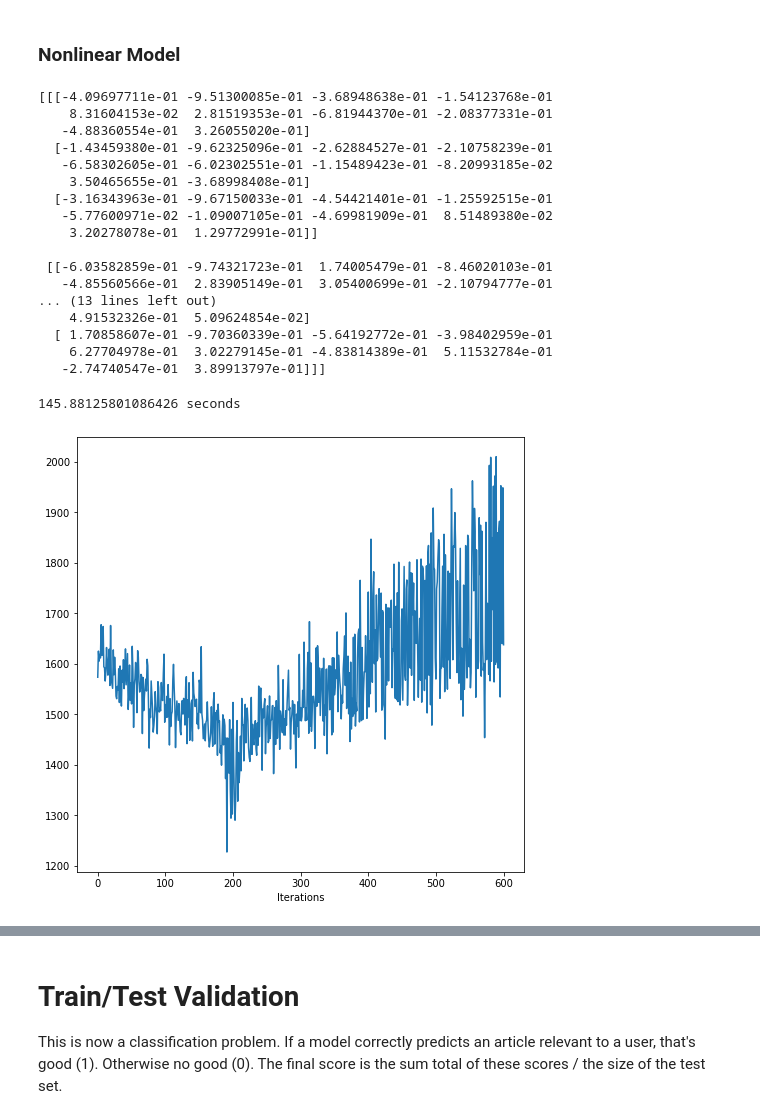
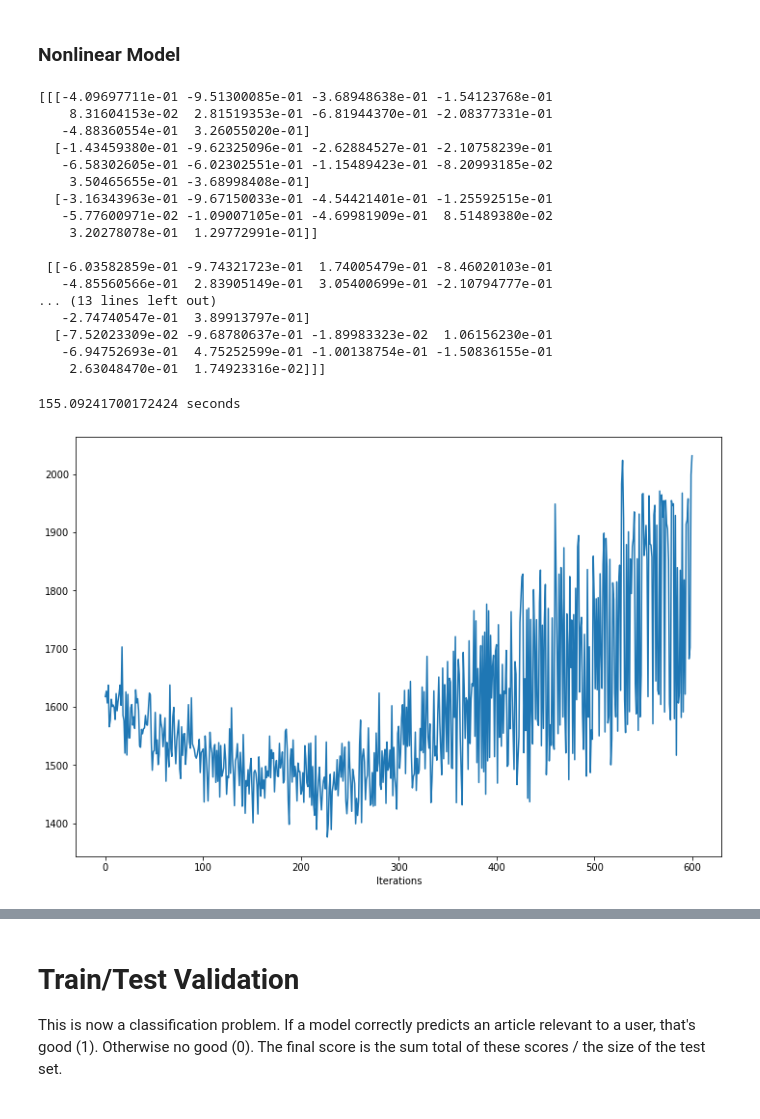
Before and after one commit to taylorhawks/globo-nonlinear-latent-factorization, a Jupyter notebook: Notebook.ipynb, the cells around one changed output, grey strips where cells are left out. Saved outputs shown, nothing was run; the diff lists cells and outputs as text; code cells hidden in the pictures.

```diff
--- a/Notebook.ipynb
+++ b/Notebook.ipynb
@@ -470,7 +470,7 @@ class NonlinearModel(LinearModel):
         if iteration == max_iterations:
                 if test == True:
 
-                    plt.figure(figsize=(8,8))
+                    plt.figure(figsize=(12,8))
                     plt.xlabel('Iterations')
                     sns.lineplot(
                         x = range(len(self.errors)),
@@ -529,17 +529,17 @@ print(nm.U[0:3,:,0:10])
  [[-6.03582859e-01 -9.74321723e-01  1.74005479e-01 -8.46020103e-01
    -4.85560566e-01  2.83905149e-01  3.05400699e-01 -2.10794777e-01
 ... (13 lines left out)
-    4.91532326e-01  5.09624854e-02]
-  [ 1.70858607e-01 -9.70360339e-01 -5.64192772e-01 -3.98402959e-01
-    6.27704978e-01  3.02279145e-01 -4.83814389e-01  5.11532784e-01
-   -2.74740547e-01  3.89913797e-01]]]
+   -2.74740547e-01  3.89913797e-01]
+  [-7.52023309e-02 -9.68780637e-01 -1.89983323e-02  1.06156230e-01
+   -6.94752693e-01  4.75252599e-01 -1.00138754e-01 -1.50836155e-01
+    2.63048470e-01  1.74923316e-02]]]
 # %%
-df_x = pd.read_csv('data/df_x.csv')
-nm = NonlinearModel(df_x,embeddings,size=8, embeddings_size=250, T=3)
+# df_x = pd.read_csv('data/df_x.csv')
+# nm = NonlinearModel(df_x,embeddings,size=8, embeddings_size=250, T=3)
 nm.reset_errors()
 start = time()
 nm.gradient_descent_nonlinear(test=True,alpha=0.001, max_iterations=600, test_size=64, hinge_param = 25)
 print(time() - start, 'seconds')
 # %% [output]
-145.88125801086426 seconds
+155.09241700172424 seconds
-[figure, old version]
+[figure, new version]
```
Also changed, not shown: parts of 3 cells of this notebook.
